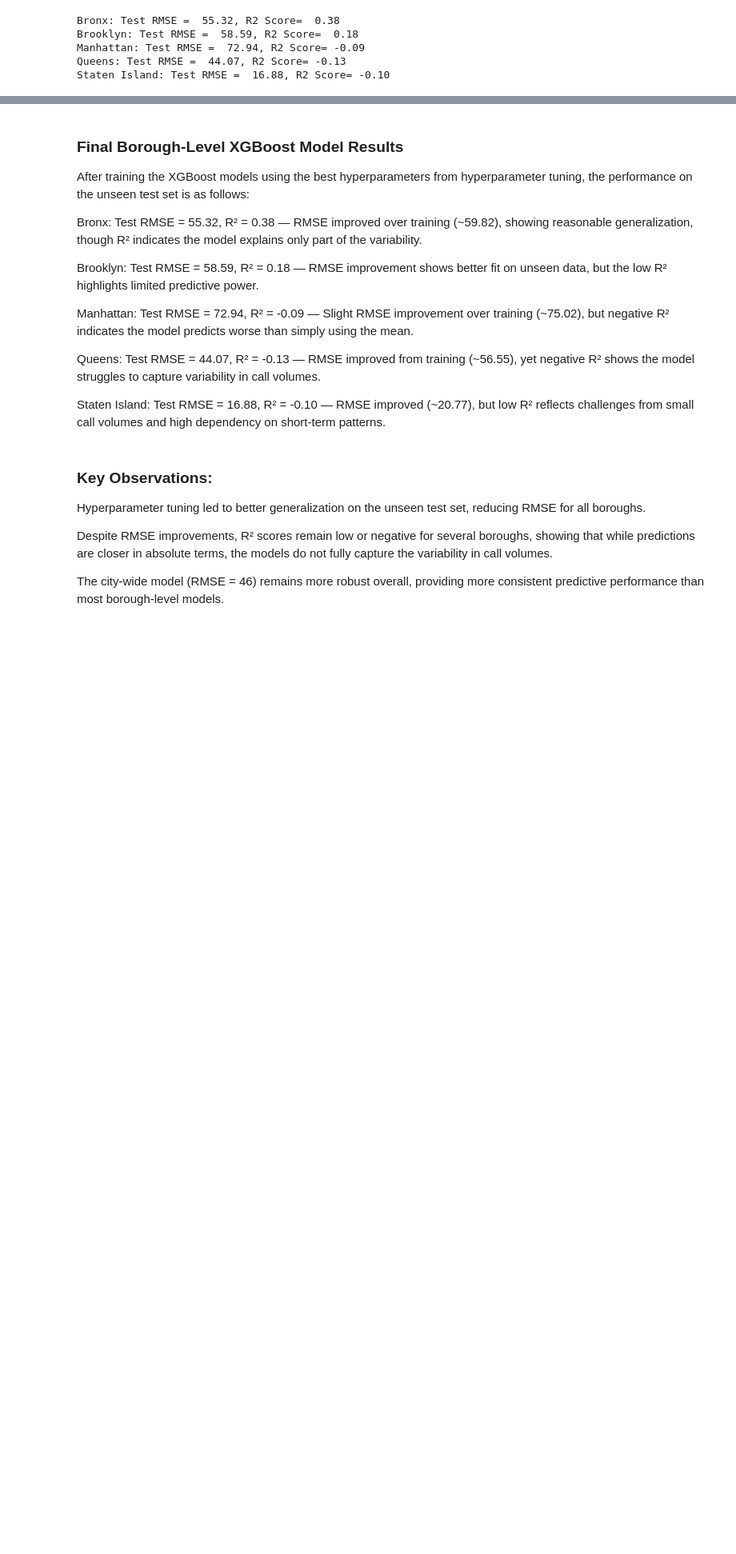
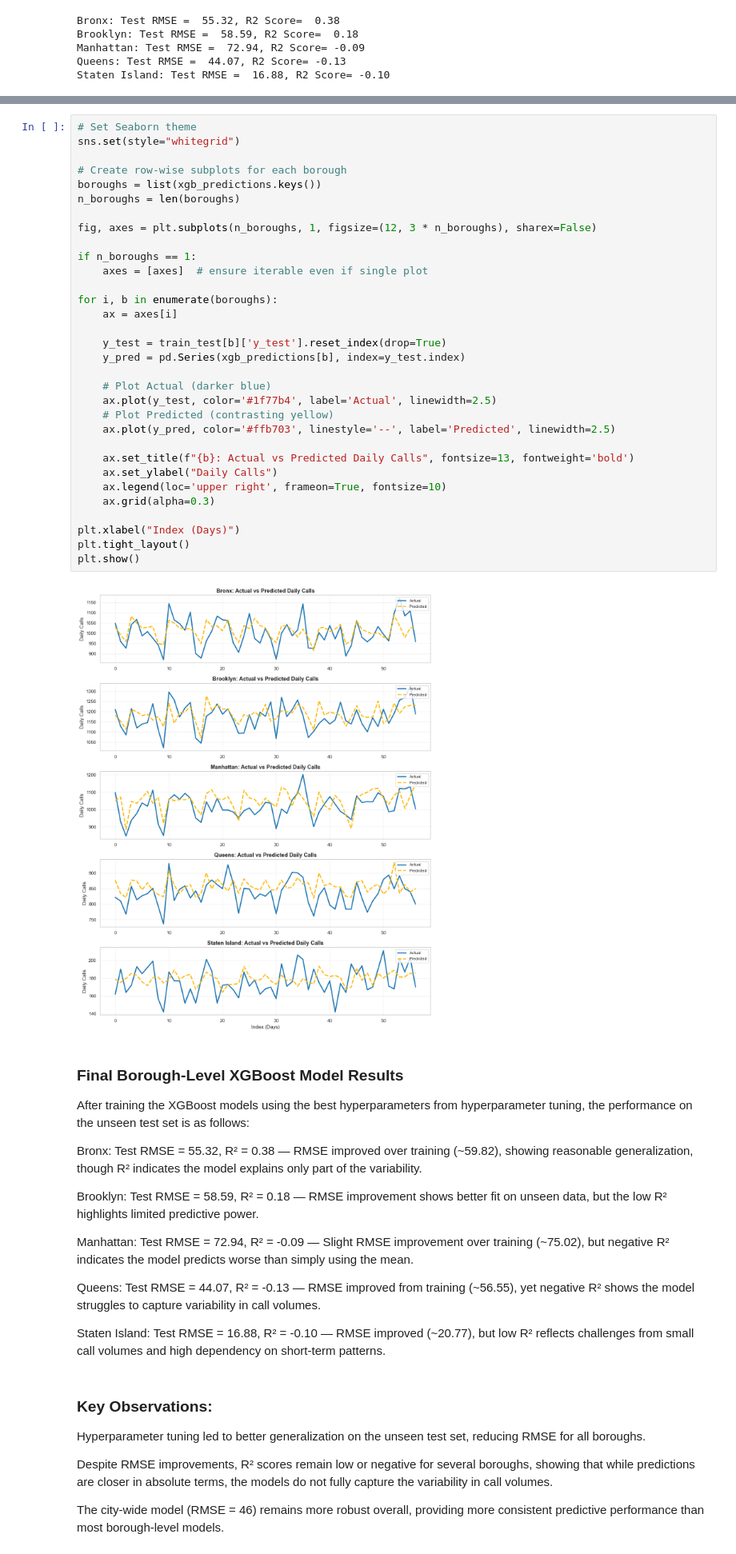
Before and after one commit to RuhelHaq/nyc-ambulance-call-prediction, a Jupyter notebook: NYC Ambulance Call Demand Forecasting - Part 5 -Modeling (Borough wise).ipynb, the cells around one changed output, grey strips where cells are left out. Shown at 80% size. Saved outputs shown, nothing was run; the diff lists cells and outputs as text; blank space fills up the shorter version.

```diff
--- a/NYC Ambulance Call Demand Forecasting - Part 5 -Modeling (Borough wise).ipynb
+++ b/NYC Ambulance Call Demand Forecasting - Part 5 -Modeling (Borough wise).ipynb
@@ -285,3 +287,37 @@ Staten Island: Test RMSE =  16.88, R2 Score= -0.10
+# %%
+# Set Seaborn theme
+sns.set(style="whitegrid")
+
+# Create row-wise subplots for each borough
+boroughs = list(xgb_predictions.keys())
+n_boroughs = len(boroughs)
+
+fig, axes = plt.subplots(n_boroughs, 1, figsize=(12, 3 * n_boroughs), sharex=False)
+
+if n_boroughs == 1:
+    axes = [axes]  # ensure iterable even if single plot
+
+for i, b in enumerate(boroughs):
+    ax = axes[i]
+
+    y_test = train_test[b]['y_test'].reset_index(drop=True)
+    y_pred = pd.Series(xgb_predictions[b], index=y_test.index)
+
+    # Plot Actual (darker blue)
+    ax.plot(y_test, color='#1f77b4', label='Actual', linewidth=2.5)
+    # Plot Predicted (contrasting yellow)
+    ax.plot(y_pred, color='#ffb703', linestyle='--', label='Predicted', linewidth=2.5)
+
+    ax.set_title(f"{b}: Actual vs Predicted Daily Calls", fontsize=13, fontweight='bold')
+    ax.set_ylabel("Daily Calls")
+    ax.legend(loc='upper right', frameon=True, fontsize=10)
+    ax.grid(alpha=0.3)
+
+plt.xlabel("Index (Days)")
+plt.tight_layout()
+plt.show()
+# %% [output]
+[figure, added]
 # %% [markdown]
 ### Final Borough-Level XGBoost Model Results
 
```
Also changed, not shown: parts of 4 cells of this notebook.
